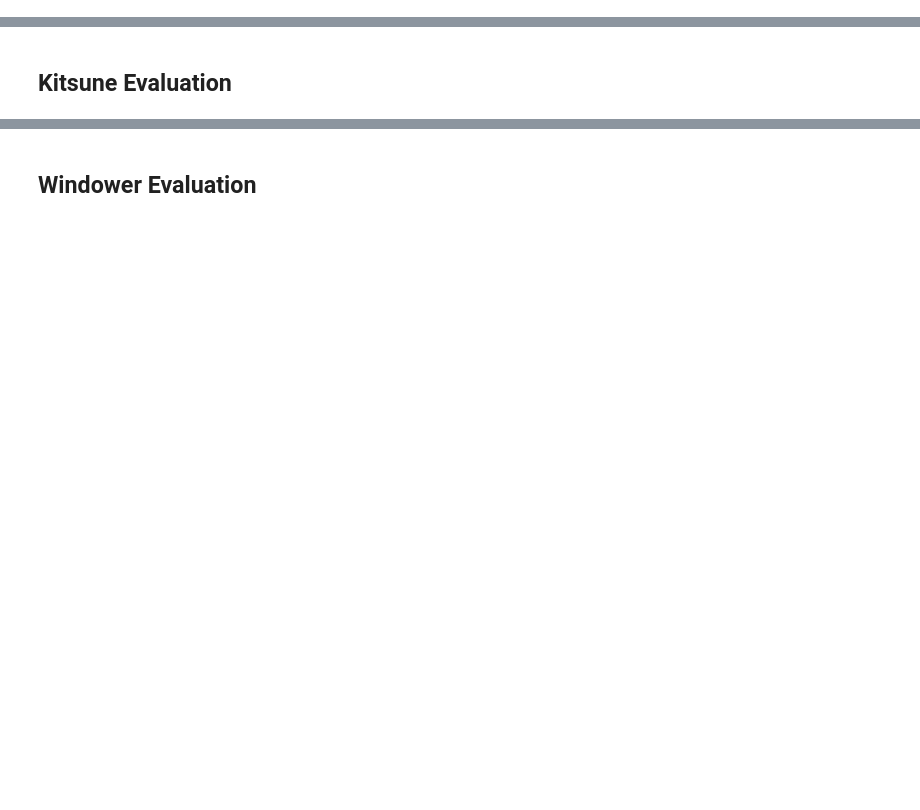
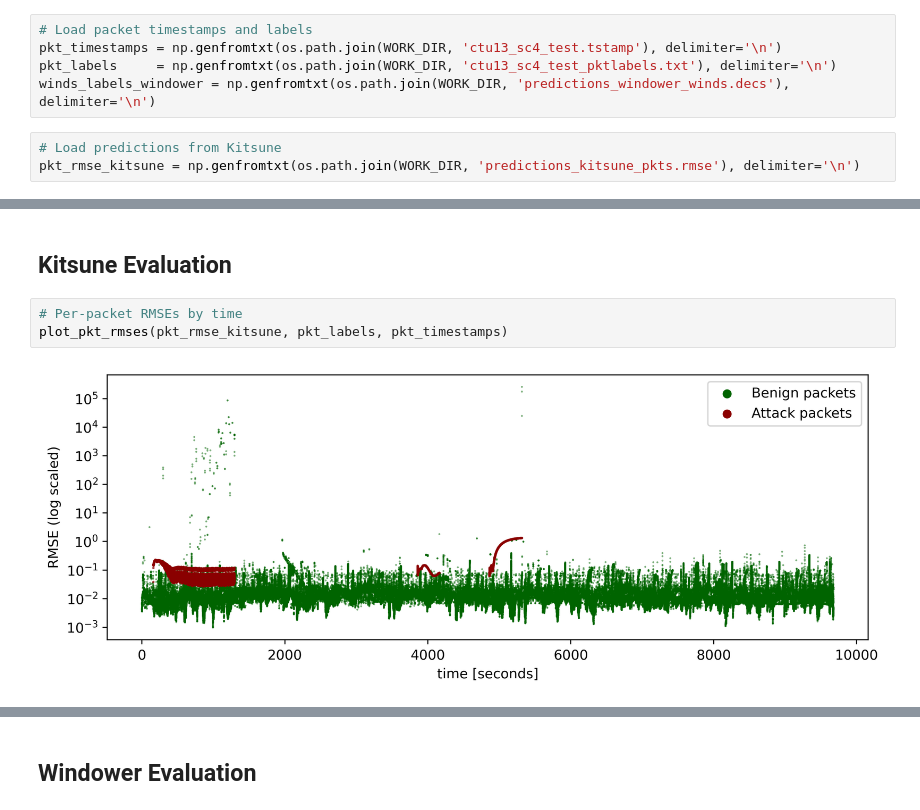
Before and after one commit to xGoldy/Windower, a Jupyter notebook: examples/03_perf_comparison.ipynb, the cells around one changed output, grey strips where cells are left out. Drawn from its saved outputs; the diff is of its cells as text; blank space fills up the shorter version.

```diff
--- a/examples/03_perf_comparison.ipynb
+++ b/examples/03_perf_comparison.ipynb
@@ -17,0 +33,8 @@ WORK_DIR = 'work'
+# %%
+# Load packet timestamps and labels
+pkt_timestamps = np.genfromtxt(os.path.join(WORK_DIR, 'ctu13_sc4_test.tstamp'), delimiter='\n')
+pkt_labels     = np.genfromtxt(os.path.join(WORK_DIR, 'ctu13_sc4_test_pktlabels.txt'), delimiter='\n')
+winds_labels_windower = np.genfromtxt(os.path.join(WORK_DIR, 'predictions_windower_winds.decs'), delimiter='\n')
+# %%
+# Load predictions from Kitsune
+pkt_rmse_kitsune = np.genfromtxt(os.path.join(WORK_DIR, 'predictions_kitsune_pkts.rmse'), delimiter='\n')
@@ -22,2 +127,7 @@ Details about the evaluation will be added soon.
 # %% [markdown]
 ## Kitsune Evaluation
+# %%
+# Per-packet RMSEs by time
+plot_pkt_rmses(pkt_rmse_kitsune, pkt_labels, pkt_timestamps)
+# %% [output]
+[figure, added]
```
Also changed, not shown: parts of 15 cells of this notebook, 1 other file.
